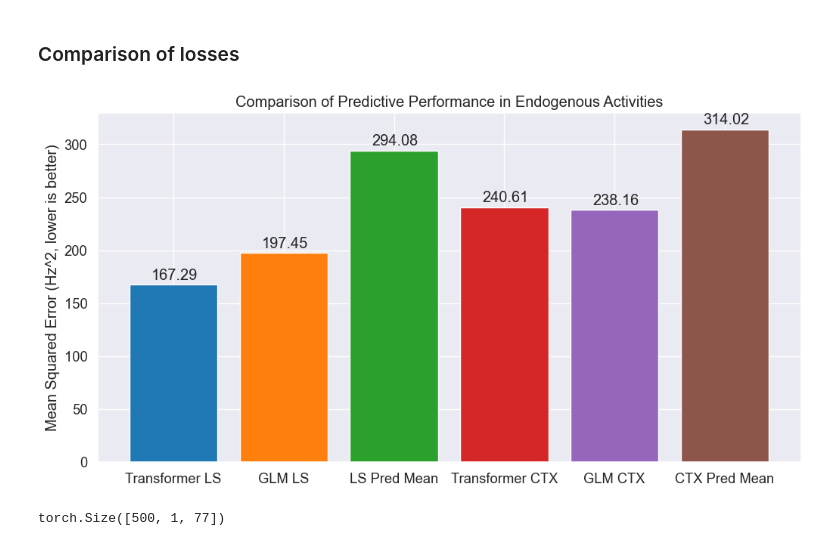
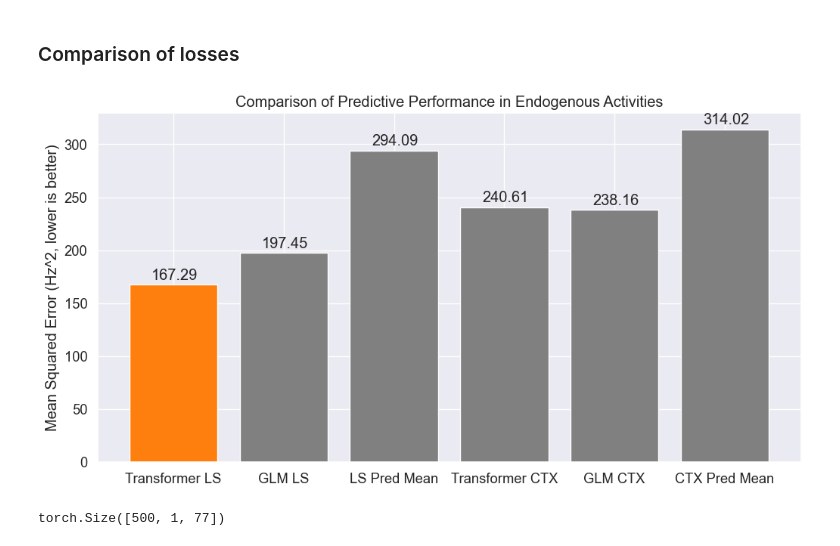
Before and after one commit to cngzlsh/approx_brain, a Jupyter notebook: poster.ipynb, the cells around one changed output. Cells and saved outputs as stored; diff of their text form; code cells hidden in the pictures.

```diff
--- a/poster.ipynb
+++ b/poster.ipynb
@@ -785,30 +867,32 @@ plt.show()
 # %% [markdown]
 ### Comparison of losses
 # %%
-pred_mean_loss = nn.MSELoss(reduction='none')(Y_test, torch.mean(Y_train, dim=(0,1)))
+#pred_mean_loss = nn.MSELoss(reduction='none')(Y_test, torch.mean(Y_train, dim=(0,1)))
 
-endogenous_losses = np.array([
-    LS_test_pred_loss[non_stim_mse_idx].sum()/len(non_stim_mse_idx)/13,
-    glm_LS_losses[non_stim_mse_idx].sum() / len(non_stim_mse_idx)/13,
-    pred_mean_loss[non_stim_mse_idx, :, :13].sum() / len(non_stim_mse_idx)/13,
-    nLS_test_pred_loss[non_stim_mse_idx].sum() / len(non_stim_mse_idx)/64,
-    glm_nLS_losses[non_stim_mse_idx].sum() / len(non_stim_mse_idx)/64,
-        pred_mean_loss[non_stim_mse_idx, :, :64].sum() / len(non_stim_mse_idx)/64
-])
+#endogenous_losses = np.array([
+#    LS_test_pred_loss[non_stim_mse_idx].sum()/len(non_stim_mse_idx)/13,
+#    glm_LS_losses[non_stim_mse_idx].sum() / len(non_stim_mse_idx)/13,
+#    pred_mean_loss[non_stim_mse_idx, :, :13].sum() / len(non_stim_mse_idx)/13,
+#    nLS_test_pred_loss[non_stim_mse_idx].sum() / len(non_stim_mse_idx)/64,
+#    glm_nLS_losses[non_stim_mse_idx].sum() / len(non_stim_mse_idx)/64,
+#        pred_mean_loss[non_stim_mse_idx, :, :64].sum() / len(non_stim_mse_idx)/64
+#])
 
+ # 167.29, 197.45, 294.09, 240.61, 238.16, 314.02
+endogenous_losses = [167.29, 197.45, 294.09, 240.61, 238.16, 314.02]
 sns.set(font_scale=1.2)
 plt.figure(figsize=(12,6))
-bars = plt.bar(np.arange(6), endogenous_losses, color=[u'#1f77b4', u'#ff7f0e', u'#2ca02c', u'#d62728', u'#9467bd', u'#8c564b'])
+bars = plt.bar(np.arange(6), endogenous_losses, color=[u'#ff7f0e', u'#808080', u'#808080', u'#808080', u'#808080', u'#808080'])
 for i, rect in enumerate(bars):
     height = rect.get_height()
     plt.text(rect.get_x()+  rect.get_width() / 4, height + 5, str(endogenous_losses[i])[:6])
 plt.xticks(np.arange(6), ['Transformer LS', 'GLM LS', 'LS Pred Mean', 'Transformer CTX', 'GLM CTX', 'CTX Pred Mean'])
 plt.ylabel('Mean Squared Error (Hz^2, lower is better)')
 plt.title('Comparison of Predictive Performance in Endogenous Activities')
 plt.savefig('./figures/endogenous_activities_comparison.png', dpi=350, bbox_inches='tight')
 plt.show()
 # %% [output]
-[figure, old version]
+[figure, new version]
 # %%
 pred_mean_loss = nn.MSELoss(reduction='none')(Y_test, torch.mean(Y_train, dim=(0,1)))
 pred_mean_loss.shape
```
Also changed, not shown: parts of 12 cells of this notebook, 1 other file.
